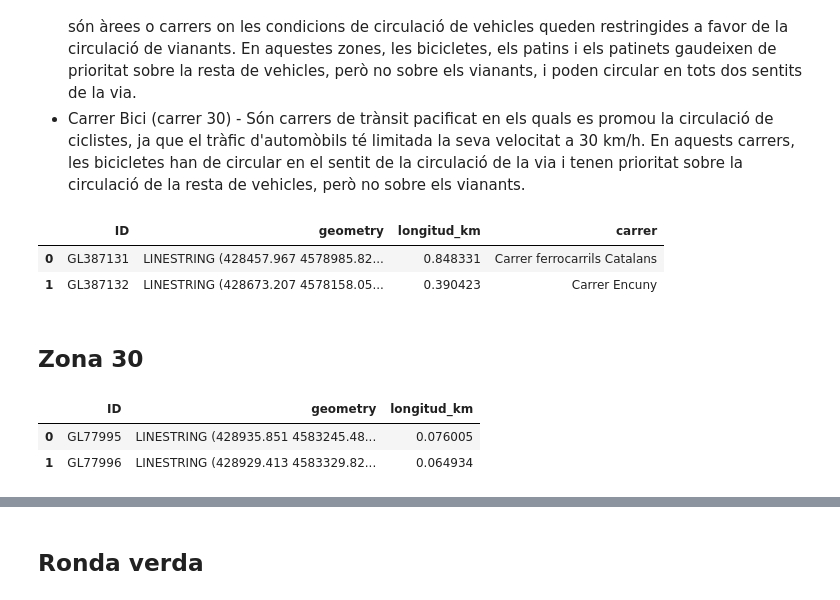
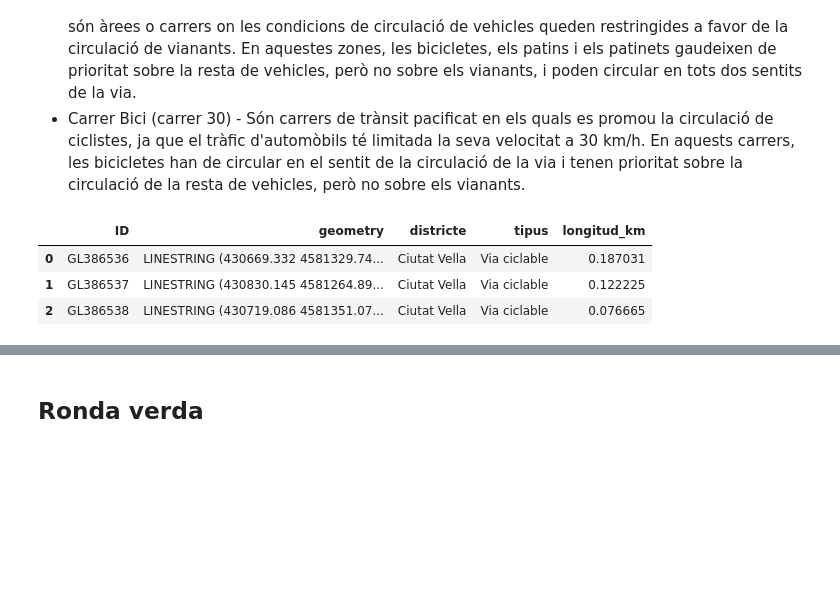
Before and after one commit to vboix2/BCN-bici, a Jupyter notebook: Data/Vies.ipynb, the cells around one changed output, grey strips where cells are left out. Cells and saved outputs as stored; diff of their text form; code cells hidden in the pictures; blank space fills up the shorter version.

```diff
--- a/Data/Vies.ipynb
+++ b/Data/Vies.ipynb
@@ -92,7 +109,8 @@ districtes = gpd.read_file('datasets/DISTRICTES/DISTRICTES.shp')
 # Carrils bici de Barcelona
 
 # Lectura de dades
-carril_bici_bcn = gpd.read_file('datasets/CARRIL_BICI/CARRIL_BICI.shp')
+carril_bici_bcn = gpd.read_file('datasets/CARRIL_BICI/CARRIL_BICI.shp')\
+                     .to_crs(districtes.crs)
 
 # Divisió per districtes
 carril_bici = gpd.clip(carril_bici_bcn, districtes.iloc[0].geometry)
@@ -150,13 +167,17 @@ carril_bici_altres.head(3)
 # Carril bici en construcció
 
 # Lectura de dades
-carril_bici_construccio = gpd.read_file('datasets/CARRIL_BICI_CONSTRUCCIO/CARRIL_BICI_CONSTRUCCIO.shp')
+construccio = gpd.read_file('datasets/CARRIL_BICI_CONSTRUCCIO/CARRIL_BICI_CONSTRUCCIO.shp')\
+                 .to_crs(districtes.crs)
 
 # Divisió per districtes
-for i in range(len(districtes)):
-    tmp = gpd.clip(carril_bici_construccio, districtes.iloc[i].geometry)
+carril_bici_construccio = gpd.clip(construccio, districtes.iloc[0].geometry)
+carril_bici_construccio['districte'] = districtes.iloc[0].Districte
+
+for i in range(1,len(districtes)):
+    tmp = gpd.clip(construccio, districtes.iloc[i].geometry)
     tmp['districte'] = districtes.iloc[i].Districte
-    carril_bici = carril_bici.append(tmp, ignore_index=True)
+    carril_bici_construccio = carril_bici_construccio.append(tmp, ignore_index=True)
 
 # Creació i selecció d'atributs
 carril_bici_construccio['estat'] = 'En construcció'
@@ -188,24 +209,28 @@ carril_bici.plot(column='districte')
 # %%
 # Vies ciclables
 
-vies_ciclables = gpd.read_file('datasets/VIES_CICLABLES/VIES_CICLABLES.shp')
-vies_ciclables = vies_ciclables.to_crs(carril_bici.crs)
-vies_ciclables['longitud_km'] = vies_ciclables.length / 1000
-vies_ciclables['carrer'] = vies_ciclables['TOOLTIP'].apply(lambda x: x[14:])
-vies_ciclables.drop(columns=['CODI_CAPA','CODI_SUBCA','TOOLTIP'], inplace=True)
-vies_ciclables.head(2)
+# Lectura de dades
+vies_ciclables = gpd.read_file('datasets/VIES_CICLABLES/VIES_CICLABLES.shp')\
+                    .to_crs(districtes.crs)
+
+# Divisió per districtes
+vies = gpd.clip(vies_ciclables, districtes.iloc[0].geometry)
+vies['districte'] = districtes.iloc[0].Districte
+
+for i in range(1,len(districtes)):
+    tmp = gpd.clip(vies_ciclables, districtes.iloc[i].geometry)
+    tmp['districte'] = districtes.iloc[i].Districte
+    vies = vies.append(tmp, ignore_index=True)
+
+# Atributs
+vies['tipus'] = 'Via ciclable'
+vies['longitud_km'] = vies.length / 1000
+#vies['carrer'] = vies['TOOLTIP'].apply(lambda x: x[14:])
+vies.drop(columns=['CODI_CAPA','CODI_SUBCA','TOOLTIP'], inplace=True)
+
+vies.head(3)
 # %% [output]
-|  | ID | geometry | longitud_km | carrer |
-| 0 | GL387131 | LINESTRING (428457.967 4578985.82... | 0.848331 | Carrer ferrocarrils Catalans |
-| 1 | GL387132 | LINESTRING (428673.207 4578158.05... | 0.390423 | Carrer Encuny |
+|  | ID | geometry | districte | tipus | longitud_km |
+| 0 | GL386536 | LINESTRING (430669.332 4581329.74... | Ciutat Vella | Via ciclable | 0.187031 |
+| 1 | GL386537 | LINESTRING (430830.145 4581264.89... | Ciutat Vella | Via ciclable | 0.122225 |
+| 2 | GL386538 | LINESTRING (430719.086 4581351.07... | Ciutat Vella | Via ciclable | 0.076665 |
-# %% [markdown]
-## Zona 30
-# %%
-zones30 = gpd.read_file('datasets/ZONES30_CARRERS/ZONES30_CARRERS.shp')
-zones30['longitud_km'] = zones30.length / 1000
-zones30.drop(columns=['CODI_CAPA','CODI_SUBCA','TOOLTIP'], inplace=True)
-zones30.head(2)
-# %% [output]
-|  | ID | geometry | longitud_km |
-| 0 | GL77995 | LINESTRING (428935.851 4583245.48... | 0.076005 |
-| 1 | GL77996 | LINESTRING (428929.413 4583329.82... | 0.064934 |
```
Also changed, not shown: parts of 15 cells of this notebook.
